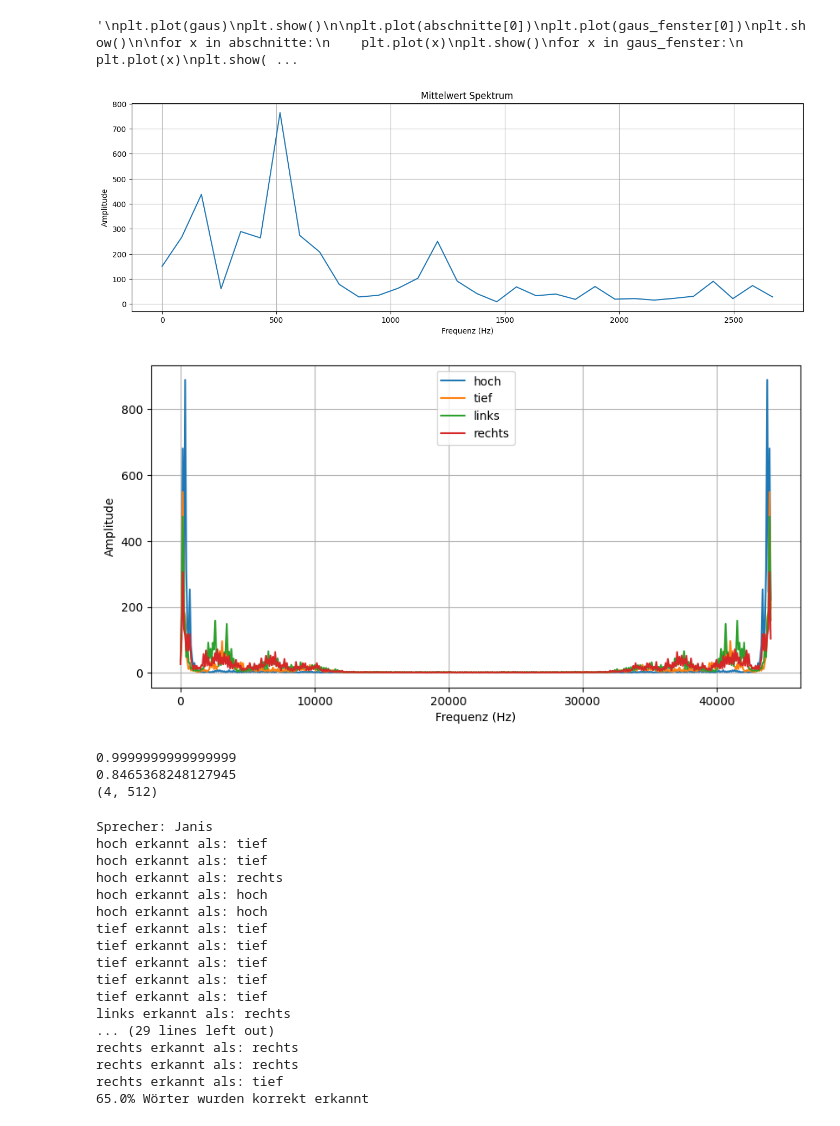
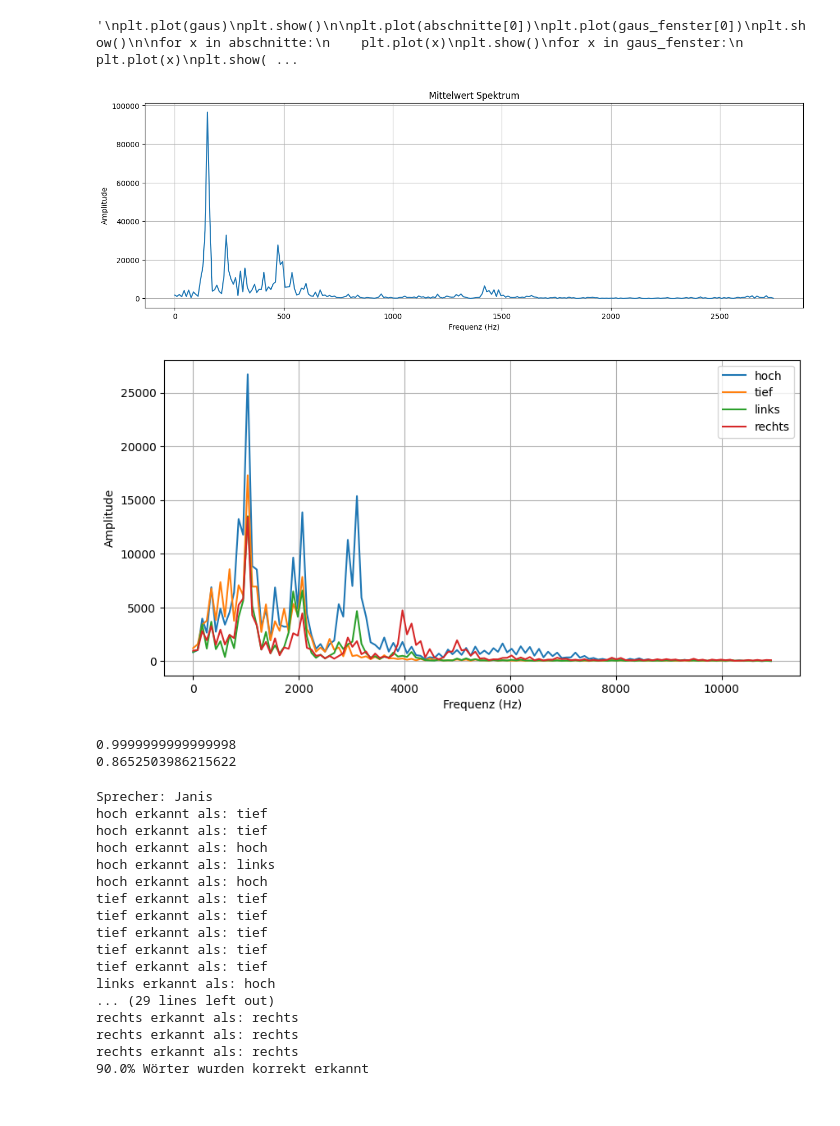
Before and after one commit to philippeZim/Signale_Systeme_Sensoren, a Jupyter notebook: Versuch4.ipynb, the cells around one changed output. Saved outputs shown, nothing was run; the diff lists cells and outputs as text; code cells hidden in the pictures.

```diff
--- a/Versuch4.ipynb
+++ b/Versuch4.ipynb
@@ -74,7 +74,7 @@ spectrum_plotten(np.fft.fft(oneSecond), 64, "Paskal Spektrum")
 def windowing(data):
 
     fs = 44100
-    window_size = 512
+    window_size = 4096
     overlap = window_size // 2
     std_dev = window_size / 4
 
@@ -116,7 +116,7 @@ plt.show()
 # %%
 spectrum_plotten(windowing(oneSecond), 16, "Mittelwert Spektrum")
 # %% [output]
-[figure, old version]
+[figure, new version]
 # %%
 # Nr. 2 a)
 
@@ -130,42 +130,43 @@ def spektren_plotten(data, limit, titel, labels):
         for n in range(M):
             frequencies[n] = n / (512 * delta_t)
 
-        plt.plot(frequencies, data[i], label=labels[i])
+        plt.plot(frequencies[: 512 // 4], data[i][: 512 // 4], label=labels[i])
 
     plt.xlabel("Frequenz (Hz)")
     plt.ylabel("Amplitude")
     plt.legend()
     plt.grid(True)
     plt.title(titel)
     plt.show()
 
 worter = ["hoch", "tief", "links", "rechts"]
 
 spektren_worter = []
 
 for wort in worter:
 
     data = []
     for i in range(1, 6):
-        path = f"paskal_daten/SSS_aufgaben/Versuch4_Messungen/Trainingsdatensatz/{wort}/{wort}{i}.npy"
+        path = f"Versuch4Daten/{wort}/{wort}{i}.npy"
+        #path = f"paskal_daten/SSS_aufgaben/Versuch4_Messungen/Trainingsdatensatz/{wort}/{wort}{i}.npy"
         y = np.load(path)
         data.append(y)
 
     fft_spektren = [np.abs(windowing(x)) for x in data]
 
     temp = []
 
     for x in fft_spektren:
         temp.append(x)
     fft_spektren = temp.copy()
 
     mittel = np.mean(fft_spektren, axis=0)
 
     spektren_worter.append(mittel)
 
-spektren_plotten(spektren_worter, 32, "", worter)
+spektren_plotten(spektren_worter, 1, "", worter)
 # %% [output]
-[figure, old version]
+[figure, new version]
 # %%
 # Nr. 2 c)
 
@@ -196,12 +197,9 @@ def Korrelationskoeffizienten_nach_Bravais_Pearson(f, g):
 
 print(Korrelationskoeffizienten_nach_Bravais_Pearson(spektren_worter[0], spektren_worter[0]))
 print(Korrelationskoeffizienten_nach_Bravais_Pearson(spektren_worter[1], spektren_worter[3]))
-
-print(np.shape(spektren_worter))
 # %% [output]
-0.9999999999999999
-0.8465368248127945
-(4, 512)
+0.9999999999999998
+0.8652503986215622
 # %%
 # Nr. 2 d)
 
@@ -220,8 +218,8 @@ for spr in sprecher:
     correct = 0
     for wort in worter:
         for i in range(1, 6):
-            path = f"paskal_daten/SSS_aufgaben/Versuch4_Messungen/Testdatensatz Pascal/test_pascal_{wort}{i}.npy"
-            #path = f"Versuch4Daten/testDaten{spr}/{wort}/{wort}{i}.npy"
+            #path = f"paskal_daten/SSS_aufgaben/Versuch4_Messungen/Testdatensatz Pascal/test_pascal_{wort}{i}.npy"
+            path = f"Versuch4Daten/testDaten{spr}/{wort}/{wort}{i}.npy"
             freq_spectrum = np.abs(windowing(np.load(path)))
             #print(np.shape(spektren_worter))
             #print(np.shape(freq_spectrum))
@@ -241,17 +239,17 @@ for spr in sprecher:
 Sprecher: Janis
 hoch erkannt als: tief
 hoch erkannt als: tief
-hoch erkannt als: rechts
 hoch erkannt als: hoch
+hoch erkannt als: links
 hoch erkannt als: hoch
 tief erkannt als: tief
 tief erkannt als: tief
 tief erkannt als: tief
 tief erkannt als: tief
 tief erkannt als: tief
-links erkannt als: rechts
+links erkannt als: hoch
 ... (29 lines left out)
 rechts erkannt als: rechts
 rechts erkannt als: rechts
-rechts erkannt als: tief
-65.0% Wörter wurden korrekt erkannt
+rechts erkannt als: rechts
+90.0% Wörter wurden korrekt erkannt
```
Also changed, not shown: parts of 1 cell of this notebook, 13 other files.
